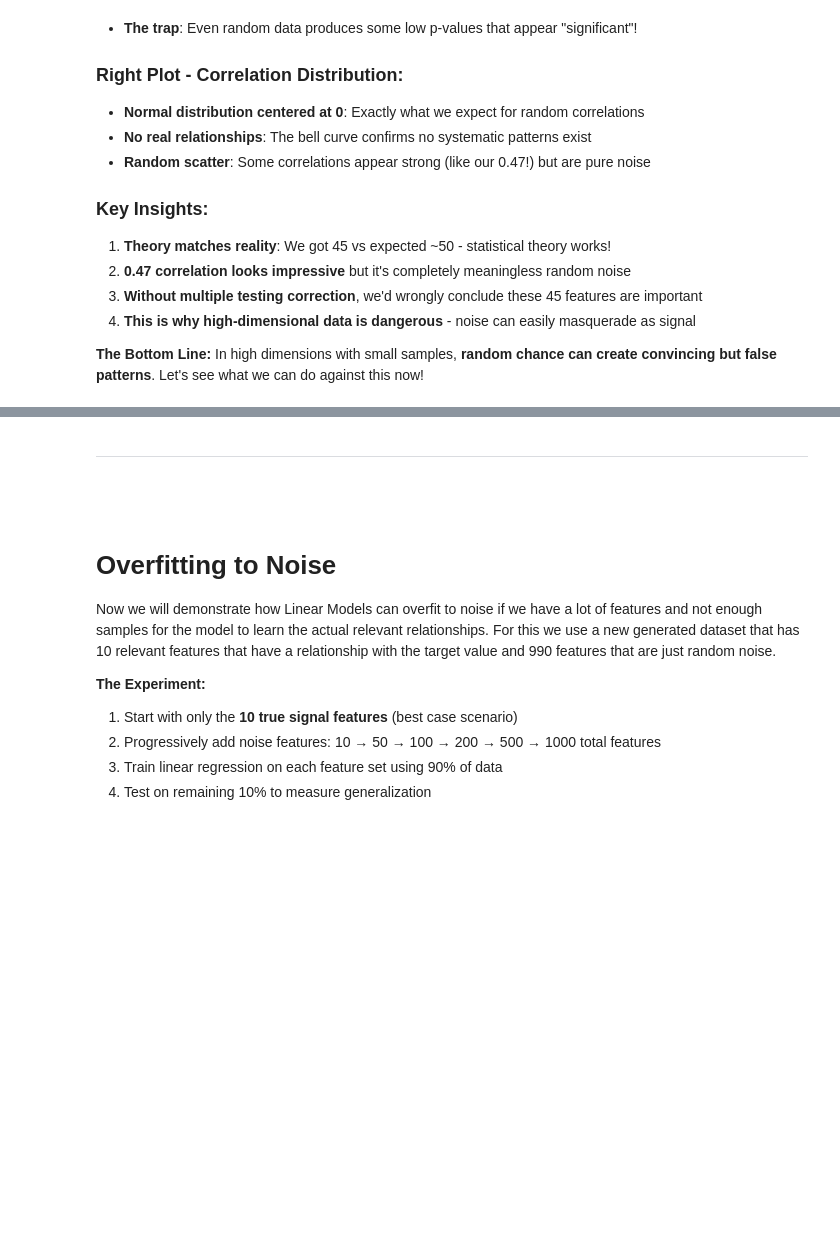
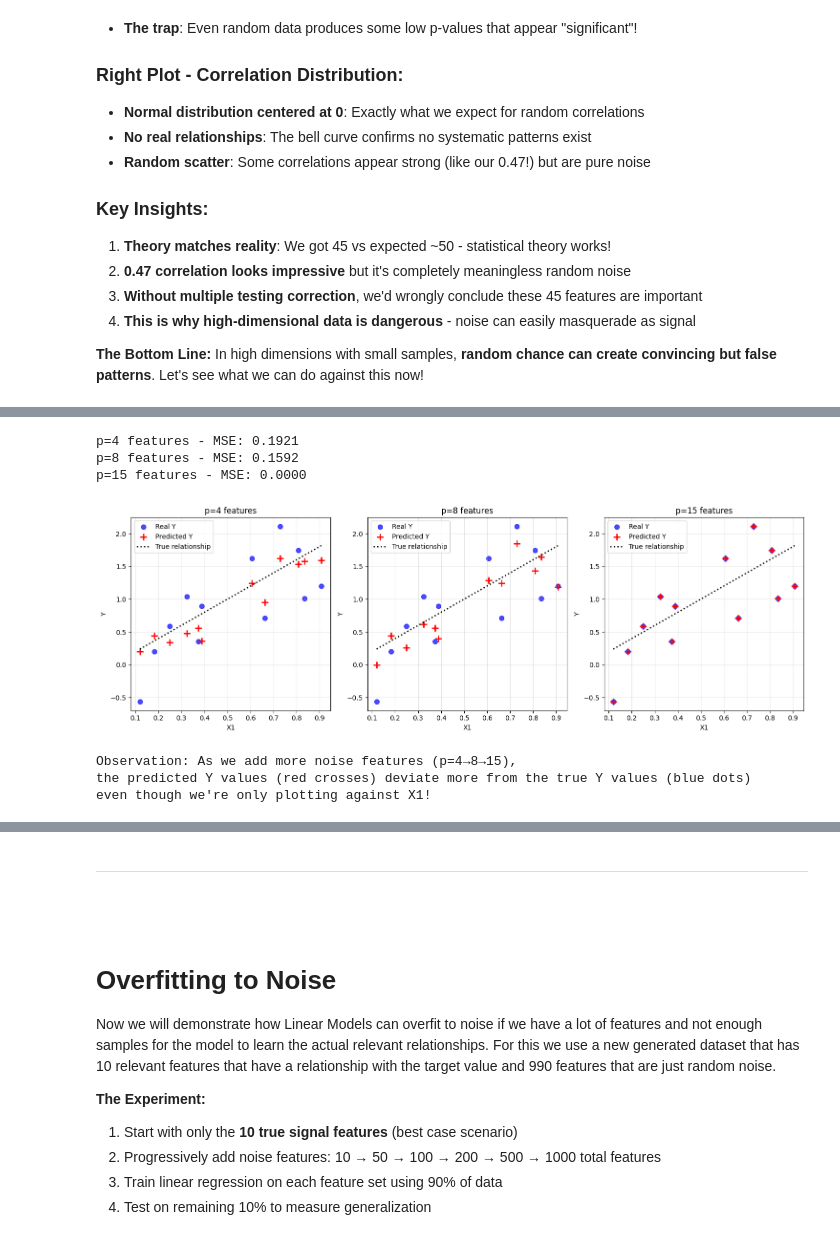
Before and after one commit to Jamoser123/PNR_Advanced_DataScience, a Jupyter notebook: 4_Feature_Selection_Regularization/HandsOn_Feature_Selection.ipynb, the cells around one changed output, grey strips where cells are left out. Drawn from its saved outputs; the diff is of its cells as text; code cells hidden in the pictures; blank space fills up the shorter version.

```diff
--- a/4_Feature_Selection_Regularization/HandsOn_Feature_Selection.ipynb
+++ b/4_Feature_Selection_Regularization/HandsOn_Feature_Selection.ipynb
@@ -168,0 +303,52 @@ Strongest 'significant' correlation: 0.4680
+# %%
+# Test different numbers of features
+feature_counts = [4, 8, 15]
+
+# Create subplots
+fig, axes = plt.subplots(1, 3, figsize=(15, 5))
+
+for i, p in enumerate(feature_counts):
+    ax = axes[i]
+
+    # Use first p features
+    X_p = X[:, :p]
+
+    # Fit model with p features
+    model_p = LinearRegression()
+    model_p.fit(X_p, y)
+
+    # Get predictions
+    y_pred_p = model_p.predict(X_p)
+
+    # Plot real Y values as points
+    ax.scatter(X[:, 0], y, alpha=0.7, s=50, color='blue', label='Real Y')
+
+    # Plot predicted Y values as crosses
+    ax.scatter(X[:, 0], y_pred_p, marker='+', s=100, color='red', linewidth=2, label='Predicted Y')
+
+    # Plot true relationship as dotted line
+    x1_range = np.linspace(X[:, 0].min(), X[:, 0].max(), 100)
+    true_y = true_coefficient * x1_range
+    ax.plot(x1_range, true_y, 'k:', linewidth=2, label='True relationship')
+
+    # Formatting
+    ax.set_xlabel('X1')
+    ax.set_ylabel('Y')
+    ax.set_title(f'p={p} features')
+    ax.legend()
+    ax.grid(True, alpha=0.3)
+
+    # Calculate and print performance metrics
+    mse_p = mean_squared_error(y, y_pred_p)
+    print(f"p={p} features - MSE: {mse_p:.4f}")
+
+plt.tight_layout()
+plt.show()
+# %% [output]
+p=4 features - MSE: 0.1921
+p=8 features - MSE: 0.1592
+p=15 features - MSE: 0.0000
+[figure, added]
+Observation: As we add more noise features (p=4→8→15),
+the predicted Y values (red crosses) deviate more from the true Y values (blue dots)
+even though we're only plotting against X1!
```
Also changed, not shown: parts of 12 cells of this notebook.
